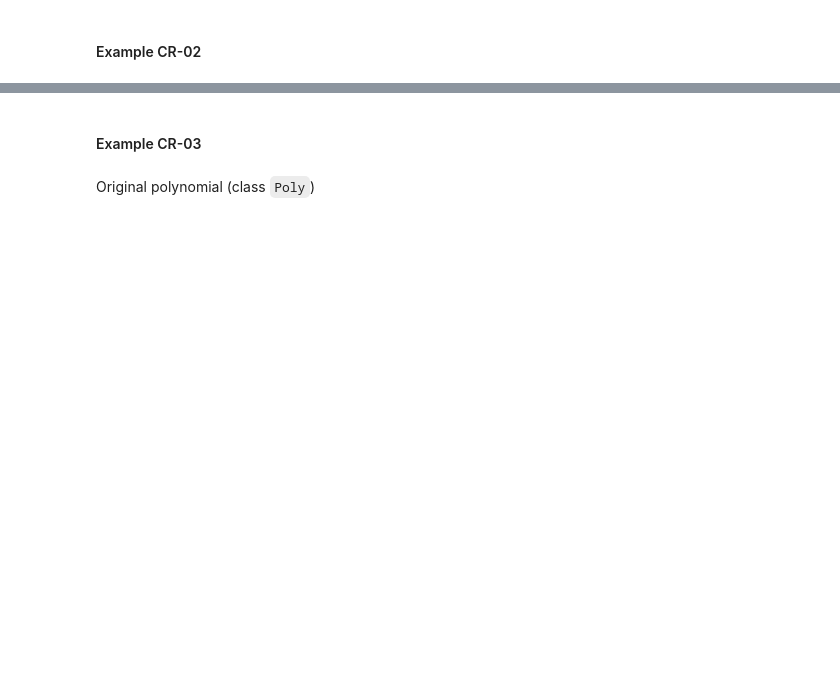
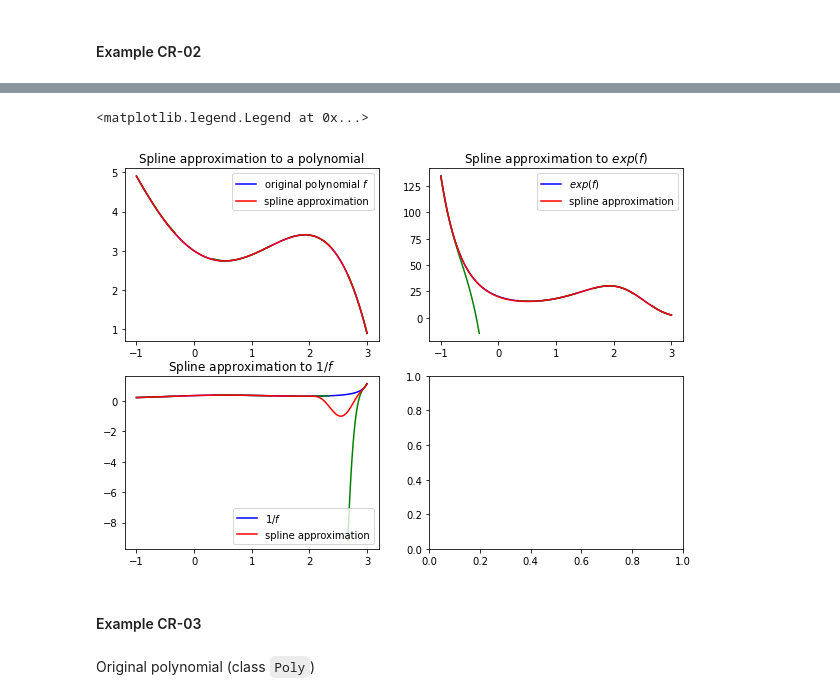
Before and after one commit to PistaSaki/polys2, a Jupyter notebook: examples/showcase.ipynb, the cells around one changed output, grey strips where cells are left out. Cells and saved outputs as stored; diff of their text form; code cells hidden in the pictures; blank space fills up the shorter version.

```diff
--- a/examples/showcase.ipynb
+++ b/examples/showcase.ipynb
@@ -274,9 +340,9 @@ ax = axs[0]
 pl.sca(ax)
 ax.set_title("Spline approximation to a polynomial")
 
-f = Poly(np.array([3, -1, 1, 0, -0.1]))
+f = Poly(tf.constant([3, -1, 1, 0, -0.1]))
 
-pg = f.get_Taylor_grid([[-1, 1, 2, 3]], truncs = 4)
+pg = f.get_taylor_grid([[-1, 1, 2, 3]], truncs = 4)
 a, b = pg.params[0][0], pg.params[0][-1]
 f.plot([a], [b], c = "b", label= "original polynomial $f$")
 
@@ -314,3 +380,4 @@ pl.plot(xxx, yyy, c = "b", label= "$1/f$")
 
 (1 / pg).get_spline().plot(c = "r", label = "spline approximation")
 ax.legend(loc = 4)
+# %% [output]
@@ -317,3 +386,5 @@ ax.legend(loc = 4)
+<matplotlib.legend.Legend at 0x...>
+[figure, added]
 # %% [markdown]
 #### Example CR-03
 # %% [markdown]
```
Also changed, not shown: parts of 56 cells of this notebook, 5 other files.
